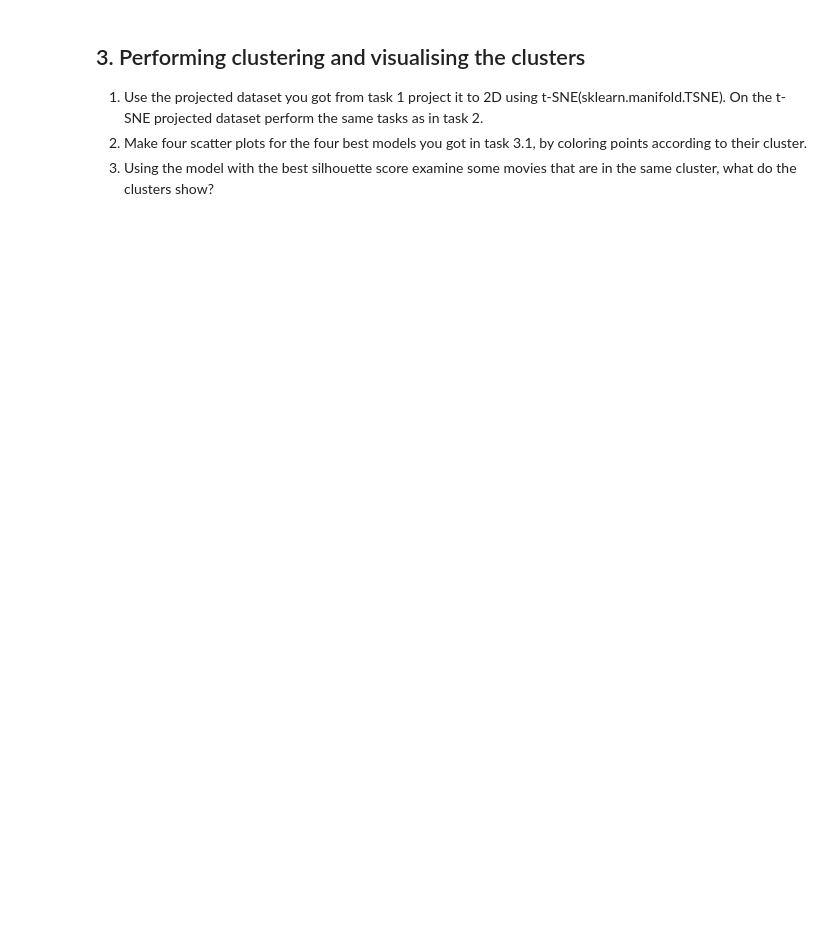
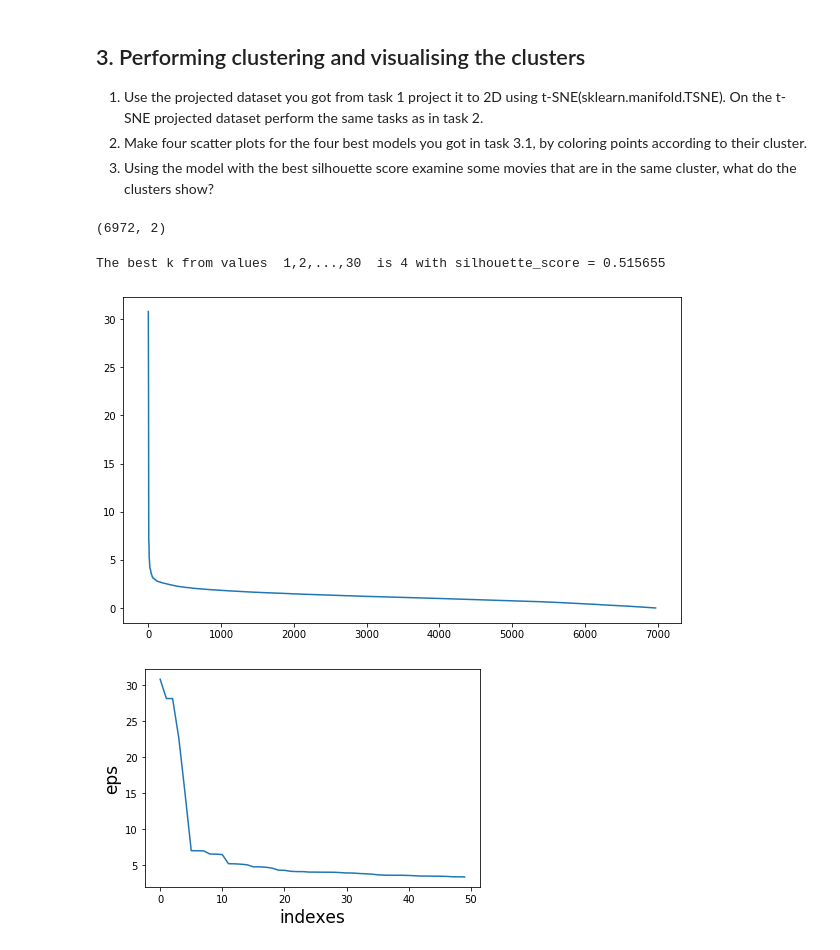
Before and after one commit to Edgar-creator/Intro_To_ML, a Jupyter notebook: Week9/Practical/clustering-practical.ipynb, the cells around one changed output. Cells and saved outputs as stored; diff of their text form; code cells hidden in the pictures; blank space fills up the shorter version.

Commit message:
Clustering

```diff
--- a/Week9/Practical/clustering-practical.ipynb
+++ b/Week9/Practical/clustering-practical.ipynb
@@ -125,3 +203,45 @@ for link in linkage:
 1. Use the projected dataset you got from task 1 project it to 2D using t-SNE(sklearn.manifold.TSNE). On the t-SNE projected dataset perform the same tasks as in task 2.
 2. Make four scatter plots for the four best models you got in task 3.1, by coloring points according to their cluster.
 3. Using the model with the best silhouette score examine some movies that are in the same cluster, what do the clusters show?
+# %%
+from sklearn.manifold import TSNE
+tsne = TSNE(n_components=2)
+projected = tsne.fit_transform(P1)
+# %%
+projected.shape
+# %% [output]
+(6972, 2)
+# %%
+#1 KMEANS
+sil = 0
+for i in range(2,31):
+    Kmean = KMeans(n_clusters=i)
+    model1 = Kmean.fit_predict(projected[:1000])
+    silhouette_score1 = silhouette_score(projected[:1000],model1)
+    if silhouette_score1>sil:
+        sil = silhouette_score1
+        k =i
+    else:
+        break
+
+print('The best k from values  1,2,...,30  is %s with silhouette_score = %s' %(k,sil))
+Kmean = KMeans(n_clusters=k)
+model1 = Kmean.fit_predict(projected[:1000])
+# %% [output]
+The best k from values  1,2,...,30  is 4 with silhouette_score = 0.515655
+# %%
+#2 DBSCAN
+minPts = 2 * 2
+from sklearn.neighbors import KDTree
+tree = KDTree(projected)
+dist, ind = tree.query(projected,k=minPts)
+fig = plt.figure(figsize=(10,6))
+plt.plot(np.arange(projected.shape[0]),-1*np.sort(-1*dist.max(axis=1)))
+plt.show()
+plt.plot(np.arange(projected.shape[0])[:50],-1*np.sort(-1*dist.max(axis=1))[:50])
+plt.xlabel('indexes',fontsize=17)
+plt.ylabel('eps',fontsize=17)
+plt.show()
+# %% [output]
+[figure, added]
+[figure, added]
```
Also changed, not shown: parts of 25 cells of this notebook.
